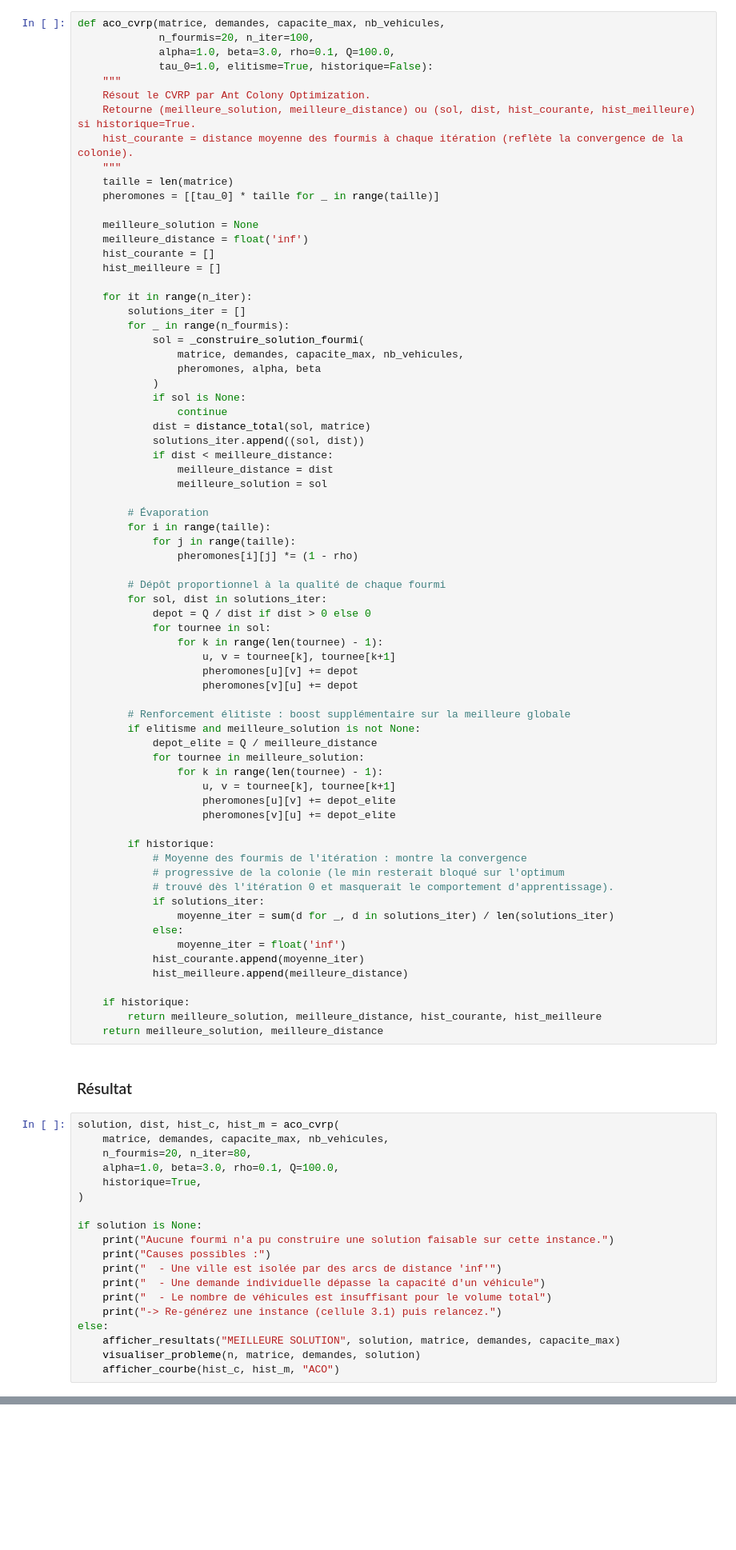
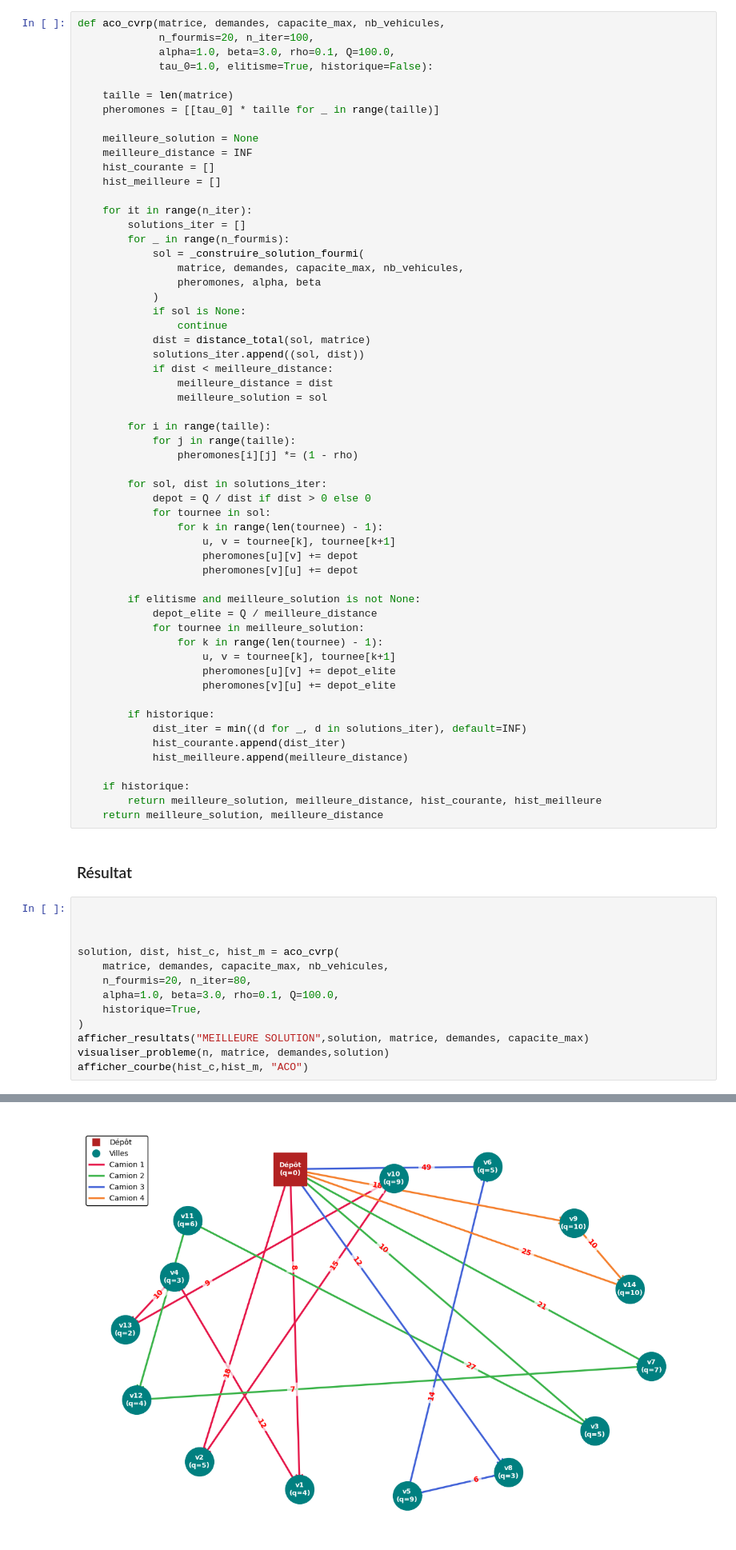
Before and after one commit to mxriine-mz/Green-VRP-Algorithms, a Jupyter notebook: Project_.ipynb, the cells around one changed output, grey strips where cells are left out. Shown at 80% size. Cells and saved outputs as stored; diff of their text form; blank space fills up the shorter version.

```diff
--- a/Project_.ipynb
+++ b/Project_.ipynb
@@ -875,16 +855,12 @@ def aco_cvrp(matrice, demandes, capacite_max, nb_vehicules,
              n_fourmis=20, n_iter=100,
              alpha=1.0, beta=3.0, rho=0.1, Q=100.0,
              tau_0=1.0, elitisme=True, historique=False):
-    """
-    Résout le CVRP par Ant Colony Optimization.
-    Retourne (meilleure_solution, meilleure_distance) ou (sol, dist, hist_courante, hist_meilleure) si historique=True.
-    hist_courante = distance moyenne des fourmis à chaque itération (reflète la convergence de la colonie).
-    """
+
     taille = len(matrice)
     pheromones = [[tau_0] * taille for _ in range(taille)]
 
     meilleure_solution = None
-    meilleure_distance = float('inf')
+    meilleure_distance = INF
     hist_courante = []
     hist_meilleure = []
 
@@ -903,12 +879,10 @@ def aco_cvrp(matrice, demandes, capacite_max, nb_vehicules,
                 meilleure_distance = dist
                 meilleure_solution = sol
 
-        # Évaporation
         for i in range(taille):
             for j in range(taille):
                 pheromones[i][j] *= (1 - rho)
 
-        # Dépôt proportionnel à la qualité de chaque fourmi
         for sol, dist in solutions_iter:
             depot = Q / dist if dist > 0 else 0
             for tournee in sol:
@@ -917,7 +891,6 @@ def aco_cvrp(matrice, demandes, capacite_max, nb_vehicules,
                     pheromones[u][v] += depot
                     pheromones[v][u] += depot
 
-        # Renforcement élitiste : boost supplémentaire sur la meilleure globale
         if elitisme and meilleure_solution is not None:
             depot_elite = Q / meilleure_distance
             for tournee in meilleure_solution:
@@ -927,14 +900,8 @@ def aco_cvrp(matrice, demandes, capacite_max, nb_vehicules,
                     pheromones[v][u] += depot_elite
 
         if historique:
-            # Moyenne des fourmis de l'itération : montre la convergence
-            # progressive de la colonie (le min resterait bloqué sur l'optimum
-            # trouvé dès l'itération 0 et masquerait le comportement d'apprentissage).
-            if solutions_iter:
-                moyenne_iter = sum(d for _, d in solutions_iter) / len(solutions_iter)
-            else:
-                moyenne_iter = float('inf')
-            hist_courante.append(moyenne_iter)
+            dist_iter = min((d for _, d in solutions_iter), default=INF)
+            hist_courante.append(dist_iter)
             hist_meilleure.append(meilleure_distance)
 
     if historique:
@@ -943,21 +910,16 @@ def aco_cvrp(matrice, demandes, capacite_max, nb_vehicules,
 # %% [markdown]
 ### Résultat
 # %%
+
+
+
 solution, dist, hist_c, hist_m = aco_cvrp(
     matrice, demandes, capacite_max, nb_vehicules,
     n_fourmis=20, n_iter=80,
     alpha=1.0, beta=3.0, rho=0.1, Q=100.0,
     historique=True,
 )
-
-if solution is None:
-    print("Aucune fourmi n'a pu construire une solution faisable sur cette instance.")
-    print("Causes possibles :")
-    print("  - Une ville est isolée par des arcs de distance 'inf'")
-    print("  - Une demande individuelle dépasse la capacité d'un véhicule")
-    print("  - Le nombre de véhicules est insuffisant pour le volume total")
-    print("-> Re-générez une instance (cellule 3.1) puis relancez.")
-else:
-    afficher_resultats("MEILLEURE SOLUTION", solution, matrice, demandes, capacite_max)
-    visualiser_probleme(n, matrice, demandes, solution)
-    afficher_courbe(hist_c, hist_m, "ACO")
+afficher_resultats("MEILLEURE SOLUTION",solution, matrice, demandes, capacite_max)
+visualiser_probleme(n, matrice, demandes,solution)
+afficher_courbe(hist_c,hist_m, "ACO")
+# %% [output]
@@ -963,0 +935 @@ else:
+[figure, added]
```
Also changed, not shown: parts of 28 cells of this notebook.
